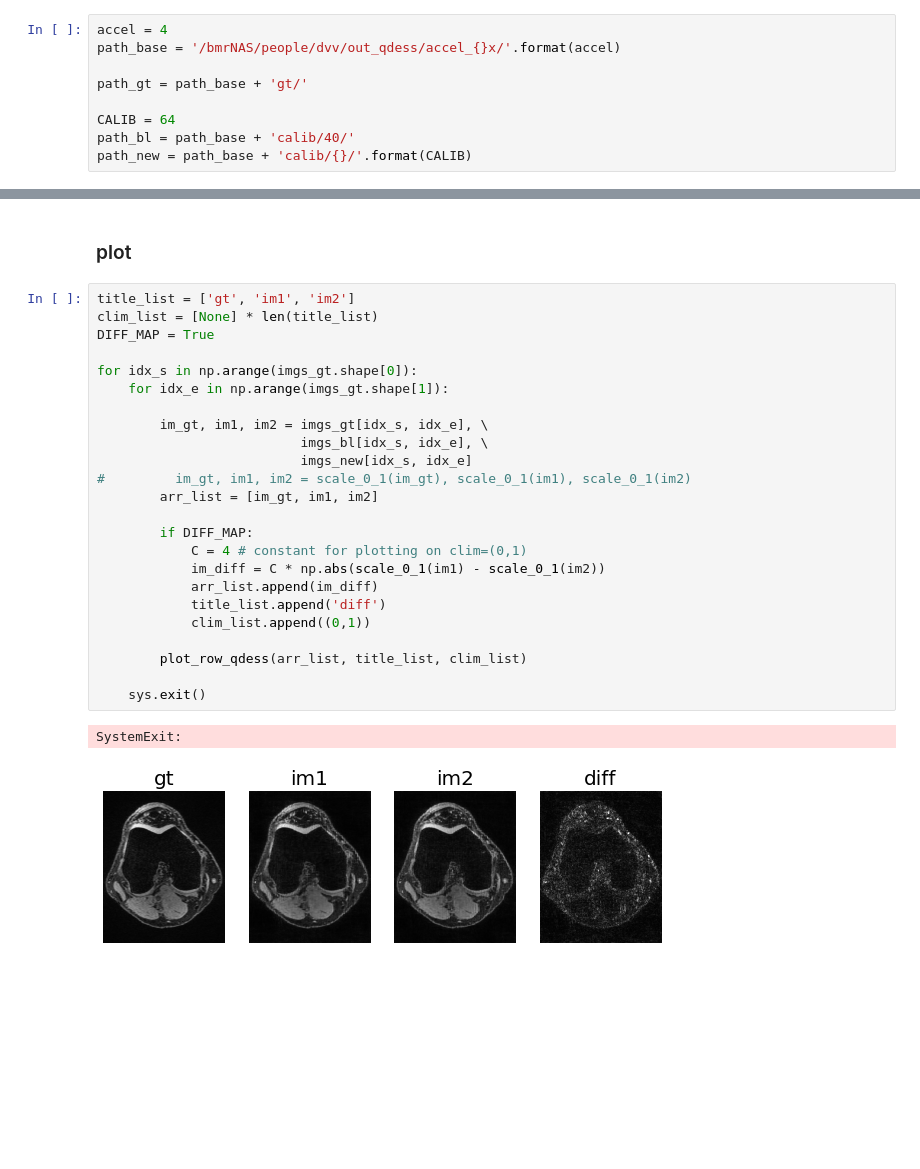
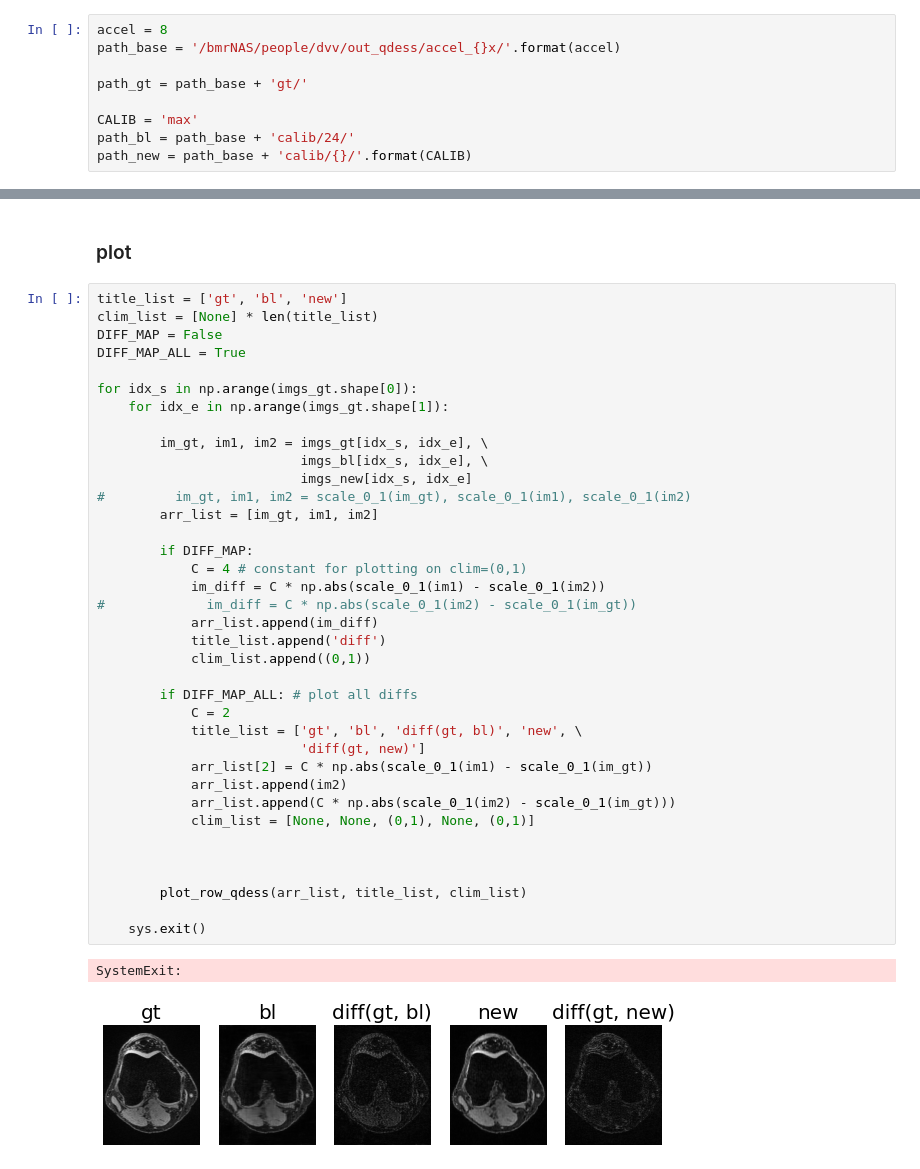
Before and after one commit to davevanveen/unsup_mri, a Jupyter notebook: ipynb/20210301_eval.ipynb, the cells around one changed output, grey strips where cells are left out. Drawn from its saved outputs; the diff is of its cells as text; blank space fills up the shorter version.

```diff
--- a/ipynb/20210301_eval.ipynb
+++ b/ipynb/20210301_eval.ipynb
@@ -18,13 +18,13 @@ from utils.data_io import get_mtr_ids_and, load_imgs, load_qdess
 from utils.transform import reshape_adj_channels_to_complex_vals, \
                             reshape_complex_vals_to_adj_channels
 # %%
-accel = 4
+accel = 8
 path_base = '/bmrNAS/people/dvv/out_qdess/accel_{}x/'.format(accel)
 
 path_gt = path_base + 'gt/'
 
-CALIB = 64
-path_bl = path_base + 'calib/40/'
+CALIB = 'max'
+path_bl = path_base + 'calib/24/'
 path_new = path_base + 'calib/{}/'.format(CALIB)
 # %% [markdown]
 ### load imgs, calc metrics
@@ -77,29 +77,42 @@ SystemExit:
 # %% [markdown]
 ### plot
 # %%
-title_list = ['gt', 'im1', 'im2']
+title_list = ['gt', 'bl', 'new']
 clim_list = [None] * len(title_list)
-DIFF_MAP = True
+DIFF_MAP = False
+DIFF_MAP_ALL = True
 
 for idx_s in np.arange(imgs_gt.shape[0]):
     for idx_e in np.arange(imgs_gt.shape[1]):
 
         im_gt, im1, im2 = imgs_gt[idx_s, idx_e], \
                           imgs_bl[idx_s, idx_e], \
                           imgs_new[idx_s, idx_e]
 #         im_gt, im1, im2 = scale_0_1(im_gt), scale_0_1(im1), scale_0_1(im2)
         arr_list = [im_gt, im1, im2]
 
         if DIFF_MAP:
             C = 4 # constant for plotting on clim=(0,1)
             im_diff = C * np.abs(scale_0_1(im1) - scale_0_1(im2))
+#             im_diff = C * np.abs(scale_0_1(im2) - scale_0_1(im_gt))
             arr_list.append(im_diff)
             title_list.append('diff')
             clim_list.append((0,1))
 
+        if DIFF_MAP_ALL: # plot all diffs
+            C = 2
+            title_list = ['gt', 'bl', 'diff(gt, bl)', 'new', \
+                          'diff(gt, new)']
+            arr_list[2] = C * np.abs(scale_0_1(im1) - scale_0_1(im_gt))
+            arr_list.append(im2)
+            arr_list.append(C * np.abs(scale_0_1(im2) - scale_0_1(im_gt)))
+            clim_list = [None, None, (0,1), None, (0,1)]
+
+
+
         plot_row_qdess(arr_list, title_list, clim_list)
 
     sys.exit()
 # %% [output]
 SystemExit:
-[figure, old version]
+[figure, new version]
```
Also changed, not shown: parts of 6 cells of this notebook, 6 other files.
